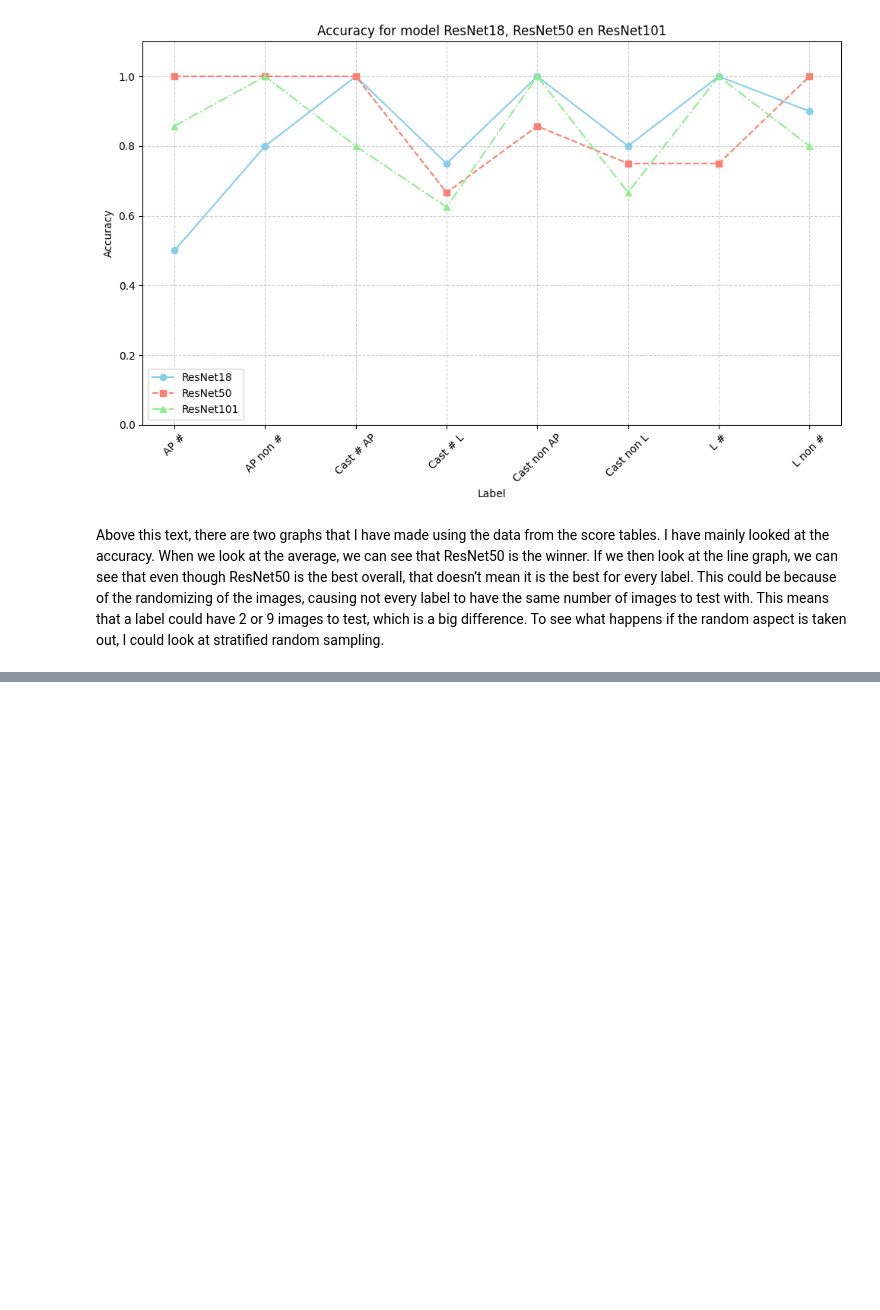
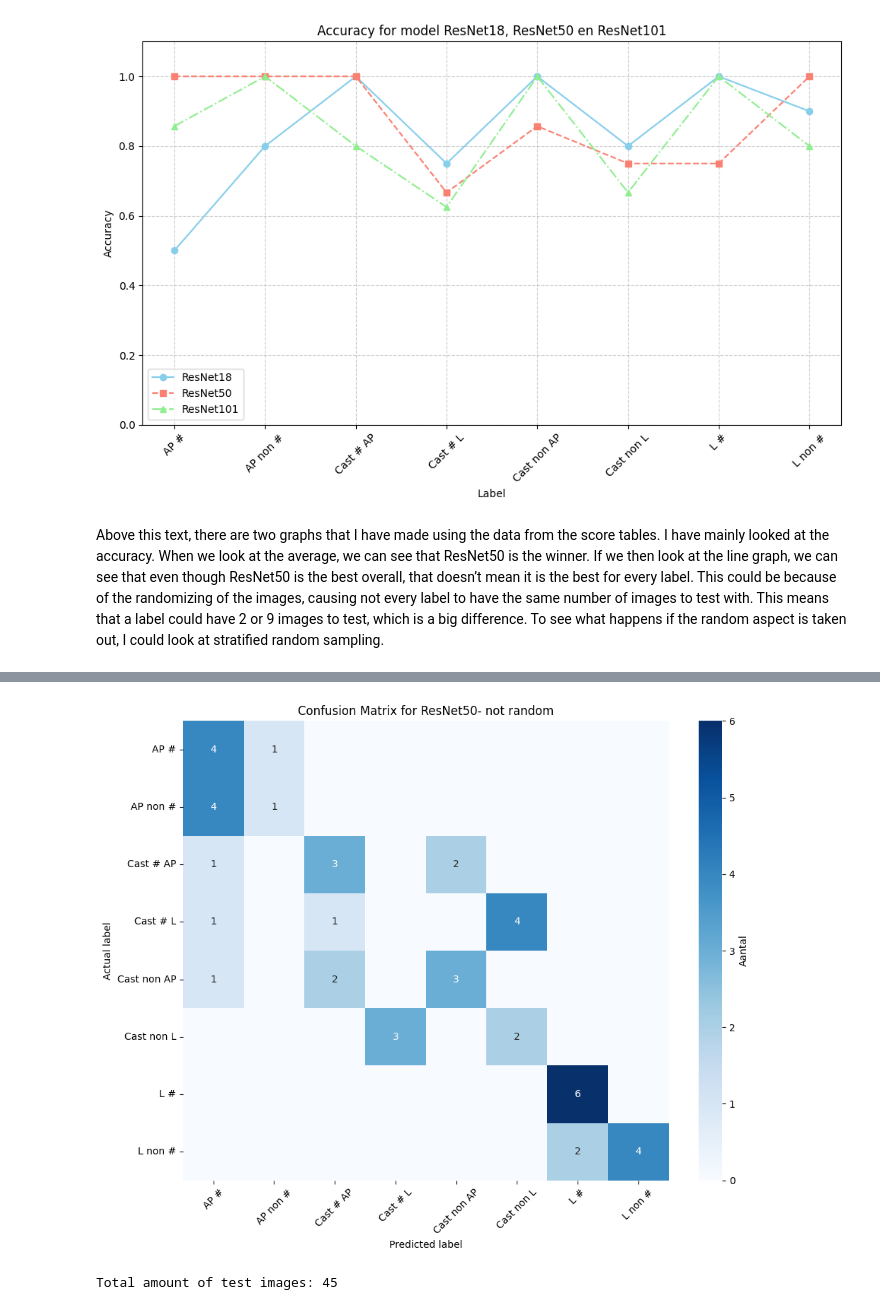
Before and after one commit to Homura2003/X-ray-classifier, a Jupyter notebook: X-ray classification notebook.ipynb, the cells around one changed output, grey strips where cells are left out. Cells and saved outputs as stored; diff of their text form; code cells hidden in the pictures; blank space fills up the shorter version.

```diff
--- a/X-ray classification notebook.ipynb
+++ b/X-ray classification notebook.ipynb
@@ -745,0 +994,43 @@ Above this text, there are two graphs that I have made using the data from the s
+# %%
+import torch
+import matplotlib.pyplot as plt
+from sklearn.metrics import confusion_matrix
+import seaborn as sns
+import numpy as np
+
+label_names = ['AP #', 'AP non #', 'Cast # AP', 'Cast # L', 'Cast non AP', 'Cast non L', 'L #', 'L non #']
+
+inference_dataloader = dataset.test_dataloader()
+
+preds = trainer.predict(model, dataloaders=inference_dataloader)
+
+predictions_raw = torch.cat(preds)
+
+if predictions_raw.ndim == 2 and predictions_raw.shape[1] > 1:
+    predictions = torch.argmax(predictions_raw, dim=1)
+else:
+    predictions = predictions_raw
+
+labels = torch.cat([y for x, y in inference_dataloader])
+
+cm = confusion_matrix(labels.numpy(), predictions.numpy())
+
+annot = np.where(cm == 0, "", cm.astype(str))
+
+plt.figure(figsize=(10, 8))
+sns.heatmap(cm, annot=annot, fmt='', cmap='Blues',
+            xticklabels=label_names, yticklabels=label_names,
+            cbar_kws={'label': 'Aantal'})
+
+plt.xlabel('Predicted label')
+plt.ylabel('Actual label')
+plt.title('Confusion Matrix for ResNet50- not random')
+plt.xticks(rotation=45)
+plt.yticks(rotation=0)
+plt.tight_layout()
+plt.show()
+
+print(f"Total amount of test images: {cm.sum()}")
+# %% [output]
+[figure, added]
+Total amount of test images: 45
```
Also changed, not shown: parts of 11 cells of this notebook.
